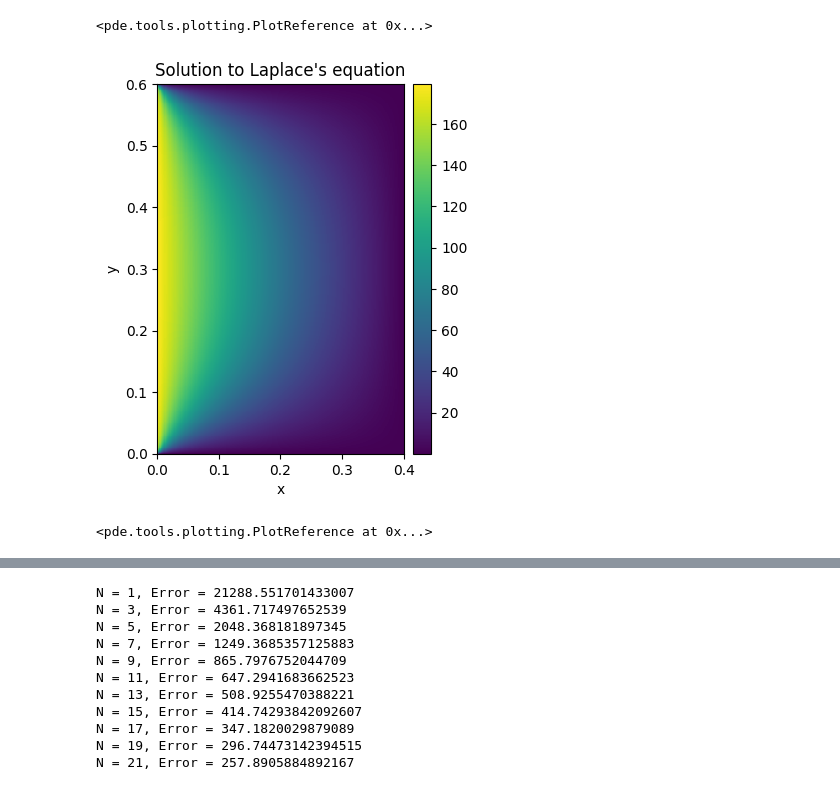
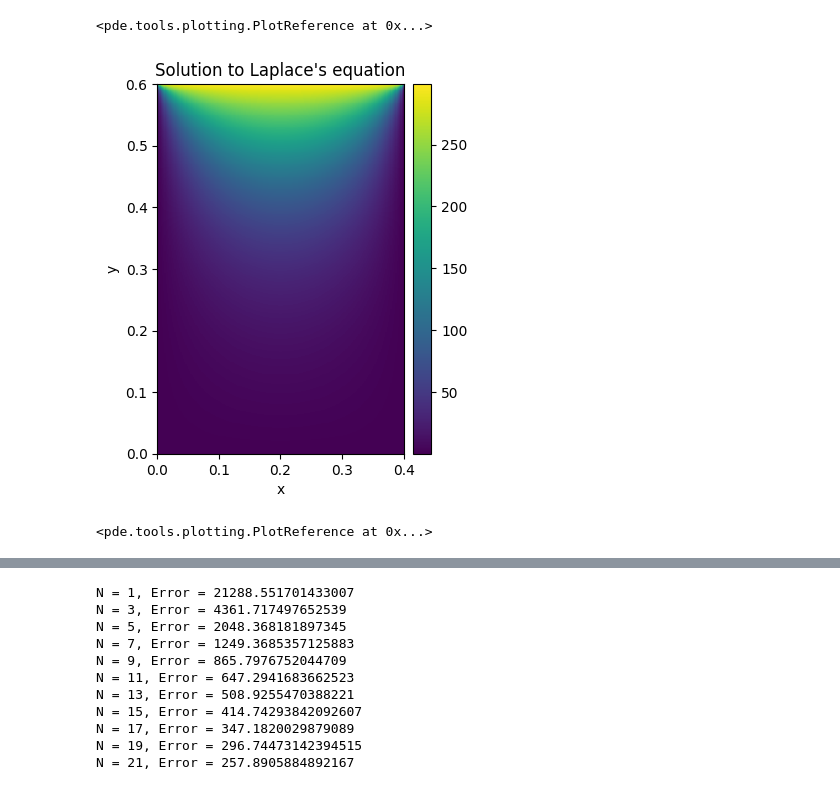
Before and after one commit to shredderbvek/2D_heat_transfer_finite_element_solver, a Jupyter notebook: FEM/2DHeatTransfer.ipynb, the cells around one changed output, grey strips where cells are left out. Saved outputs shown, nothing was run; the diff lists cells and outputs as text; code cells hidden in the pictures.

```diff
--- a/FEM/2DHeatTransfer.ipynb
+++ b/FEM/2DHeatTransfer.ipynb
@@ -21,11 +21,11 @@ res.plot()
 <pde.tools.plotting.PlotReference at 0x...>
 # %%
 grid = CartesianGrid([[0, 0.4], [0, 0.6]], [200, 400], periodic=[False, False])
-bc_x = ({"value": 180}, {"value": 0})
-bc_y = ({"value": 0}, {"value": 0})
+bc_x = ({"value": 0}, {"value": 0})
+bc_y = ({"value": 0}, {"value": 300})
 bcs = [bc_x, bc_y]
 res = solve_laplace_equation(grid, bcs)
 res.plot()
 # %% [output]
-[figure, old version]
+[figure, new version]
 <pde.tools.plotting.PlotReference at 0x...>
```
Also changed, not shown: parts of 2 cells of this notebook, 9 other files.
